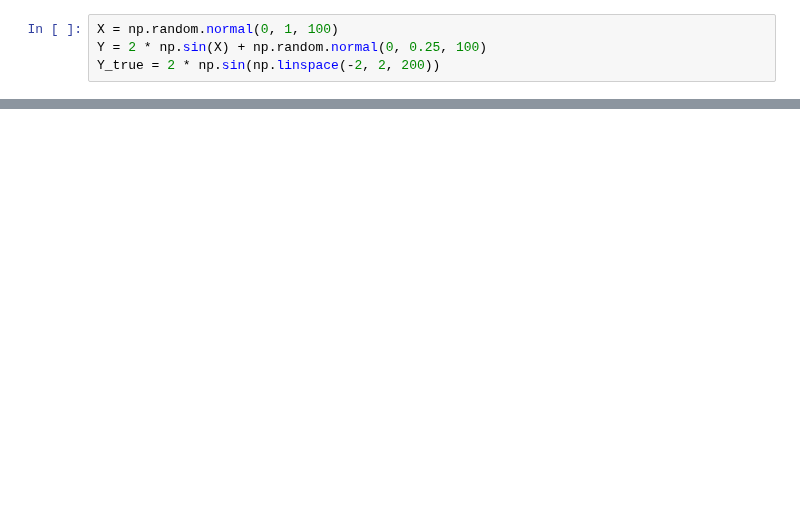
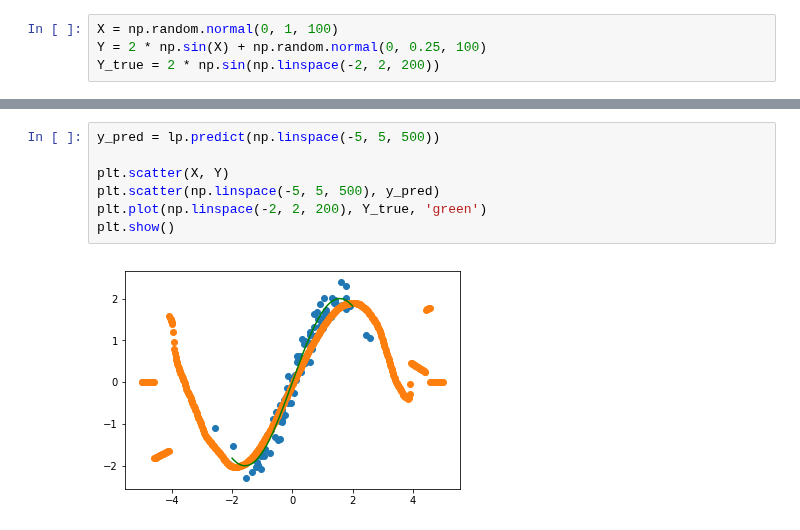
Before and after one commit to StevenGolovkine/FDApy, a Jupyter notebook: examples/Untitled.ipynb, the cells around one changed output, grey strips where cells are left out. Cells and saved outputs as stored; diff of their text form; blank space fills up the shorter version.

```diff
--- a/examples/Untitled.ipynb
+++ b/examples/Untitled.ipynb
@@ -347,0 +33,9 @@ plt.show()
+# %%
+y_pred = lp.predict(np.linspace(-5, 5, 500))
+
+plt.scatter(X, Y)
+plt.scatter(np.linspace(-5, 5, 500), y_pred)
+plt.plot(np.linspace(-2, 2, 200), Y_true, 'green')
+plt.show()
+# %% [output]
+[figure, added]
```
Also changed, not shown: parts of 16 cells of this notebook, 1 other file.
